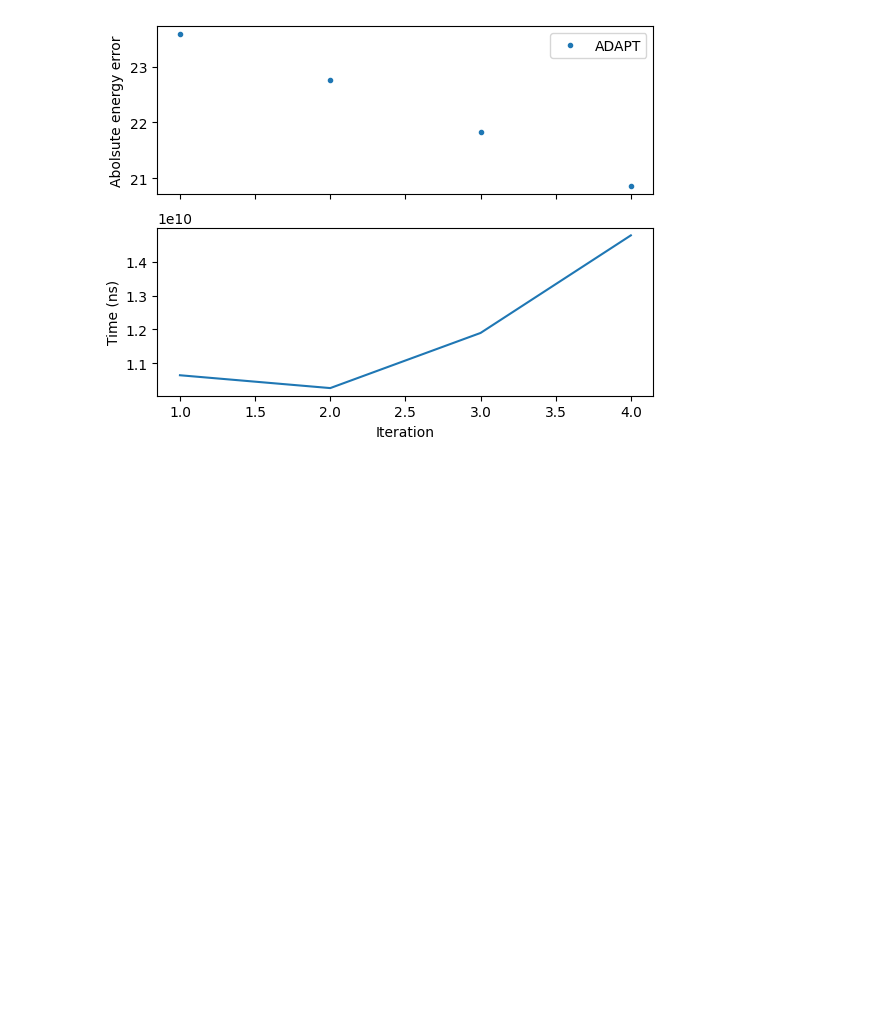
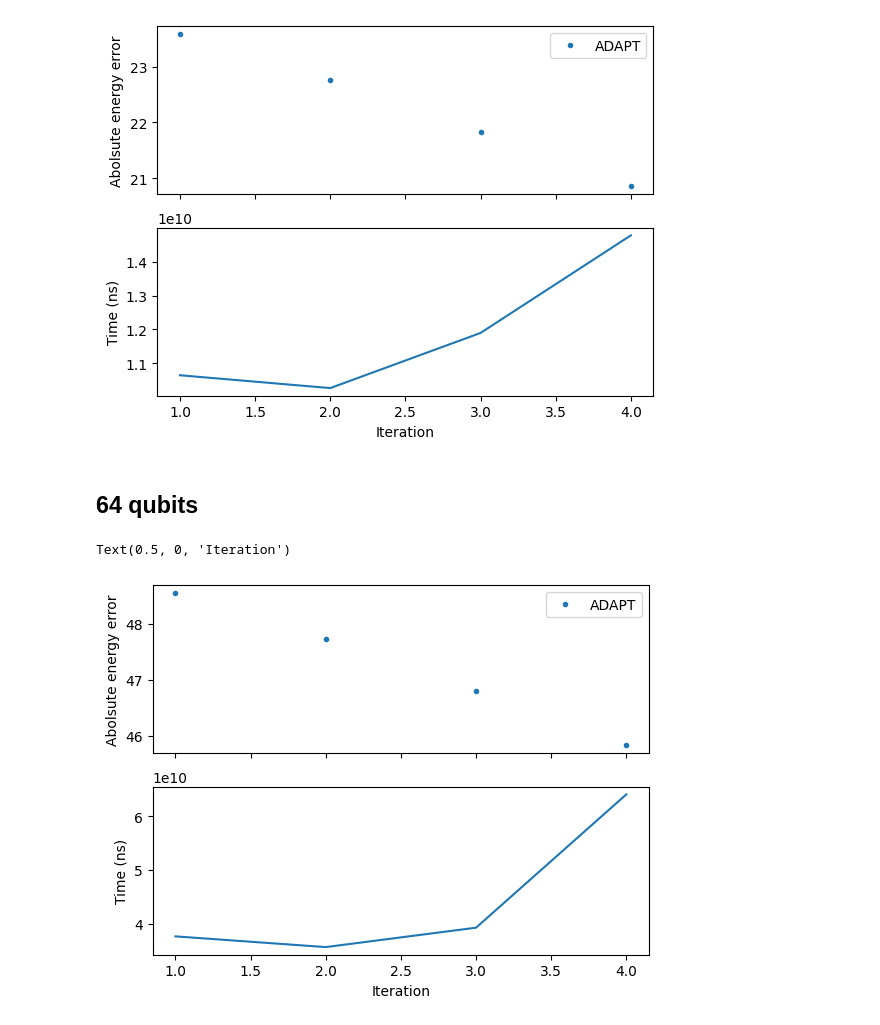
Before and after one commit to mafaldaramoa/ceo-adapt-vqe, a Jupyter notebook: examples/tn_64_qubits_plot.ipynb, the cells around one changed output. Cells and saved outputs as stored; diff of their text form; code cells hidden in the pictures; blank space fills up the shorter version.

Commit message:
Plotted new data.

```diff
--- a/examples/tn_64_qubits_plot.ipynb
+++ b/examples/tn_64_qubits_plot.ipynb
@@ -24,3 +24,25 @@ ax[1].set_xlabel("Iteration")
 # %% [output]
 Text(0.5, 0, 'Iteration')
 [figure]
+# %% [markdown]
+## 64 qubits
+# %%
+f = h5py.File("../data/xxz_64_qubits.hdf5", "r")
+dmrg_energy = f["dmrg_energy"][()]
+adapt_energies = f["adapt_energies"][:]
+adapt_times = f["adapt_times"][:]
+f.close()
+# %%
+adapt_err = np.abs(adapt_energies - dmrg_energy)
+# %%
+fig, ax = plt.subplots(2, 1, sharex=True)
+ax[0].plot(range(1, len(adapt_energies) + 1), adapt_err, '.', label="ADAPT")
+# ax[0].hlines(dmrg_energy, 1, len(adapt_energies), color='k', label="DMRG")
+ax[0].legend()
+ax[0].set_ylabel("Abolsute energy error")
+ax[1].plot(range(1, len(adapt_times) + 1), adapt_times)
+ax[1].set_ylabel("Time (ns)")
+ax[1].set_xlabel("Iteration")
+# %% [output]
+Text(0.5, 0, 'Iteration')
+[figure, added]
```
